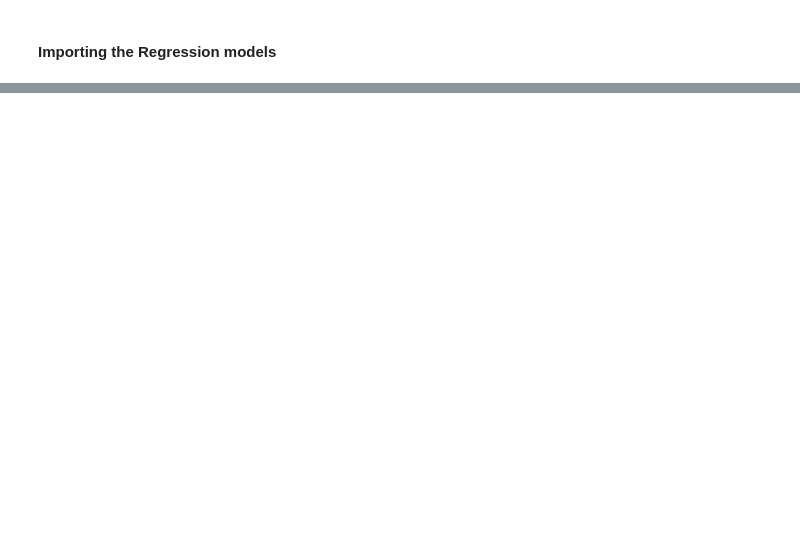
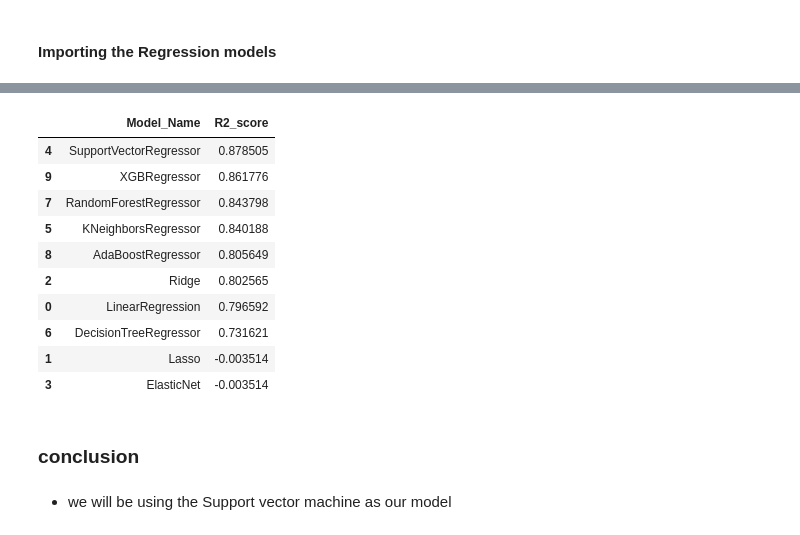
Before and after one commit to Kammarishivashankar/Laptop_Price_Prediction, a Jupyter notebook: notebooks/model_training.ipynb, the cells around one changed output, grey strips where cells are left out. Saved outputs shown, nothing was run; the diff lists cells and outputs as text; code cells hidden in the pictures; blank space fills up the shorter version.

Commit message:
commit the model_training NB

```diff
--- a/notebooks/model_training.ipynb
+++ b/notebooks/model_training.ipynb
@@ -55,0 +79,3 @@ from sklearn.preprocessing import OneHotEncoder
+# %%
+tranformed_x_train = trf.fit_transform(x_train)
+tranformed_x_test = trf.transform(x_test)
@@ -77,0 +119,35 @@ ColumnTransformer(transformers=[
+# %%
+models ={
+    "LinearRegression" : LinearRegression(),
+    "Lasso":Lasso(),
+    "Ridge" : Ridge(),
+    "ElasticNet" : ElasticNet(),
+    "SupportVectorRegressor" : SVR(),
+    "KNeighborsRegressor" : KNeighborsRegressor(),
+    "DecisionTreeRegressor" : DecisionTreeRegressor(),
+    "RandomForestRegressor" : RandomForestRegressor(),
+    "AdaBoostRegressor" : AdaBoostRegressor(),
+    "XGBRegressor" : XGBRegressor()
+}
+
+model_list = []
+r2_list = []
+
+for i in range(len(list(models))):
+    model = list(models.values())[i]
+    model.fit(tranformed_x_train,y_train)
+
+    y_pred = model.predict(tranformed_x_test)
+
+    r2,mse,rmse,mae = evaluate_func(y_test,y_pred)
+
+    model_list.append(list(models.keys())[i])
+    print(f"Model Name : {list(models.keys())[i]}")
+    print(f"R2_score : {r2}")
+    print(f"Mean Square Error : {mse}")
+    print(f"Root Mean square error : {rmse}")
+    print(f"Mean Absoulte error : {mae}")
+    print("--"*10)
+
+
+    r2_list.append(r2)
@@ -77,0 +172,20 @@ ColumnTransformer(transformers=[
+# %%
+result = pd.DataFrame(list(zip(model_list,r2_list)),columns=['Model_Name','R2_score']).sort_values(by=['R2_score'],ascending=False)
+# %%
+result
+# %% [output]
+|  | Model_Name | R2_score |
+| 4 | SupportVectorRegressor | 0.878505 |
+| 9 | XGBRegressor | 0.861776 |
+| 7 | RandomForestRegressor | 0.843798 |
+| 5 | KNeighborsRegressor | 0.840188 |
+| 8 | AdaBoostRegressor | 0.805649 |
+| 2 | Ridge | 0.802565 |
+| 0 | LinearRegression | 0.796592 |
+| 6 | DecisionTreeRegressor | 0.731621 |
+| 1 | Lasso | -0.003514 |
+| 3 | ElasticNet | -0.003514 |
+# %% [markdown]
+### conclusion
+# %% [markdown]
+- we will be using the Support vector machine as our model
```
Also changed, not shown: parts of 12 cells of this notebook.
